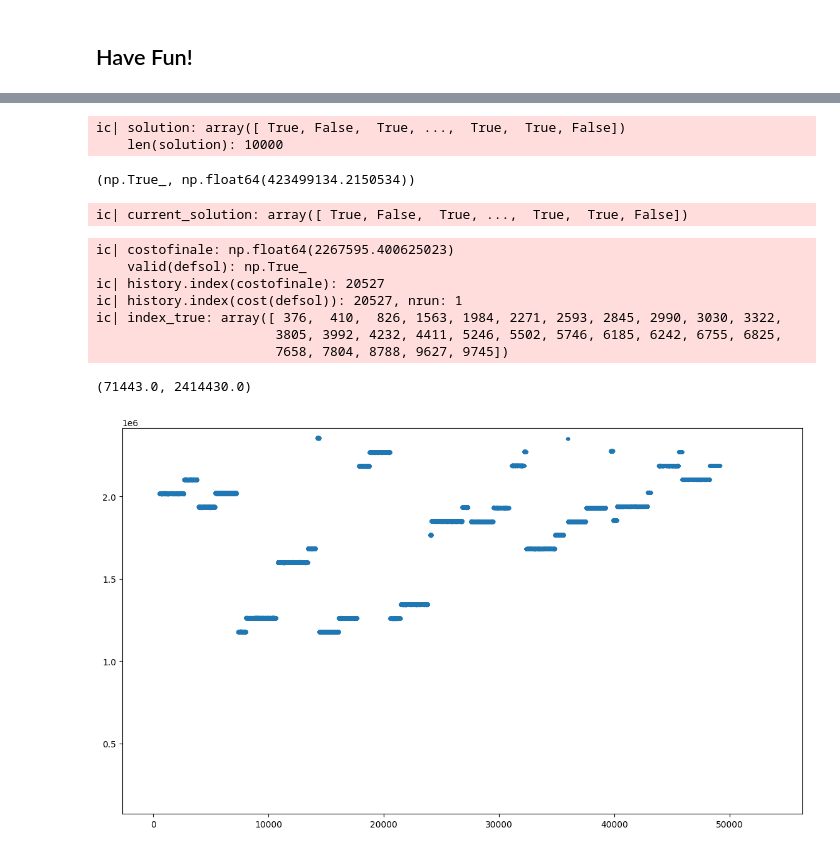
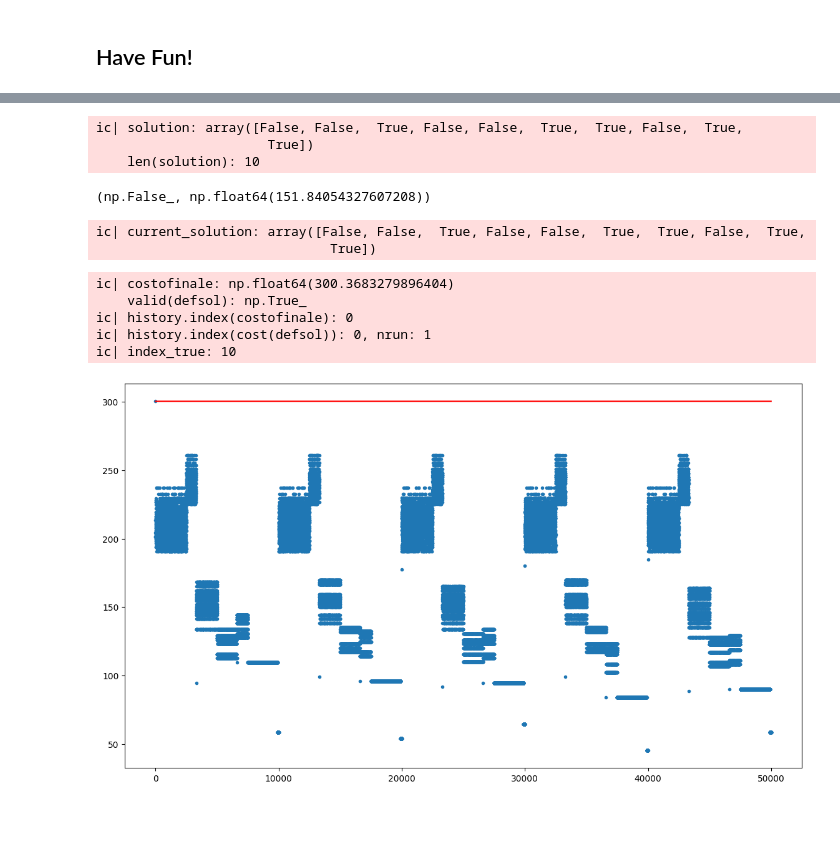
Before and after one commit to Scrivane/CI2024_lab0-, a Jupyter notebook: set-cover.ipynb, the cells around one changed output, grey strips where cells are left out. Saved outputs shown, nothing was run; the diff lists cells and outputs as text; code cells hidden in the pictures; blank space fills up the shorter version.

```diff
--- a/set-cover.ipynb
+++ b/set-cover.ipynb
@@ -22,10 +22,10 @@ from itertools import compress
 
 If you want to get reproducible results, use `rng` (and restart the kernel); for non-reproducible ones, use `np.random`.
 # %%
-UNIVERSE_SIZE = 100_000
-NUM_SETS = 10_000
+UNIVERSE_SIZE = 100
+NUM_SETS = 10
 
-DENSITY = 0.3
+DENSITY = 0.2
 
 rng = np.random.Generator(np.random.PCG64([UNIVERSE_SIZE, NUM_SETS, int(10_000 * DENSITY)]))
 # %%
@@ -85,9 +85,10 @@ solution = rng.random(NUM_SETS) < .5
 ic(solution,len(solution))
 valid(solution), cost(solution)
 # %% [output]
-ic| solution: array([ True, False,  True, ...,  True,  True, False])
-    len(solution): 10000
+ic| solution: array([False, False,  True, False, False,  True,  True, False,  True,
+                      True])
+    len(solution): 10
-(np.True_, np.float64(423499134.2150534))
+(np.False_, np.float64(151.84054327607208))
 # %%
 def fitness(solution : np.array)-> int:
     costo=-cost(solution)
@@ -101,7 +102,7 @@ def fitness(solution : np.array)-> int:
 
 def fitness2(solution : np.array)-> Tuple[bool,int]:
     costo=-cost(solution)
-    costo=-(len(np.where(solution == True)[0]) *100)
+    #costo=-(len(np.where(solution == True)[0]) *100)
     validity=False
     if valid2(solution):
 
@@ -209,8 +210,7 @@ def tweak5(solution : np.array,step: int,max_step :int,)-> np.array:
     #size_change=1
     #size_change=1+(2*(max_step -step))//max_step
     #size_change=1+((max_step -step))//max_step
-    size_change=(20*(max_step -step))//max_step
-
+    size_change = int(np.log10(UNIVERSE_SIZE)) * 2*(max_step - step) // max_step
     new_solution = solution.copy()
 
     if valid2(new_solution):
@@ -283,8 +283,8 @@ def tweak6(solution : np.array,size_change: int)-> np.array:
 # %%
 current_solution = solution[:]
 
-max_steps=536000
-n_restart=1
+max_steps=10000
+n_restart=5
 ic( current_solution)
 #while  valid(current_solution)==False or steps<max_steps:
 
@@ -307,7 +307,7 @@ for nres in tqdm(range(n_restart)):
     if(nres==0):
         defsol=current_solution[:]
         defit=fitness2(defsol)
-        history.append(cost(solution))
+        history.append(cost(defsol))
 
 
 
@@ -351,40 +351,38 @@ for nres in tqdm(range(n_restart)):
                 defsol = solution[:]
                 defit=sol_fit
 
 
 
         #if(i>=max_steps/10):
         #    break
 
             #ic(step, current_solution)
 
 costofinale=cost(defsol)
 ic(costofinale,valid(defsol))
 
 ic(history.index(costofinale))
 nrun=history.index(cost(defsol))//max_steps +1
 ic(history.index(cost(defsol)),nrun )
 
 index_true=len(np.where(defsol==True)[0])
 ic(index_true)
 plt.figure(figsize=(14, 8))
 plt.plot(
     range(len(history)),
     list(accumulate(history, max)),
     color="red",
 )
 _ = plt.scatter(range(len(history)), history, marker=".")
 
 
-plt.ylim(71443,2414430)
+#plt.ylim(71443,2414430)
 # %% [output]
-ic| current_solution: array([ True, False,  True, ...,  True,  True, False])
+ic| current_solution: array([False, False,  True, False, False,  True,  True, False,  True,
+                              True])
-ic| costofinale: np.float64(2267595.400625023)
+ic| costofinale: np.float64(300.3683279896404)
     valid(defsol): np.True_
-ic| history.index(costofinale): 20527
-ic| history.index(cost(defsol)): 20527, nrun: 1
-ic| index_true: array([ 376,  410,  826, 1563, 1984, 2271, 2593, 2845, 2990, 3030, 3322,
-                       3805, 3992, 4232, 4411, 5246, 5502, 5746, 6185, 6242, 6755, 6825,
-                       7658, 7804, 8788, 9627, 9745])
+ic| history.index(costofinale): 0
+ic| history.index(cost(defsol)): 0, nrun: 1
+ic| index_true: 10
-(71443.0, 2414430.0)
-[figure, old version]
+[figure, new version]
```
Also changed, not shown: parts of 2 cells of this notebook.
